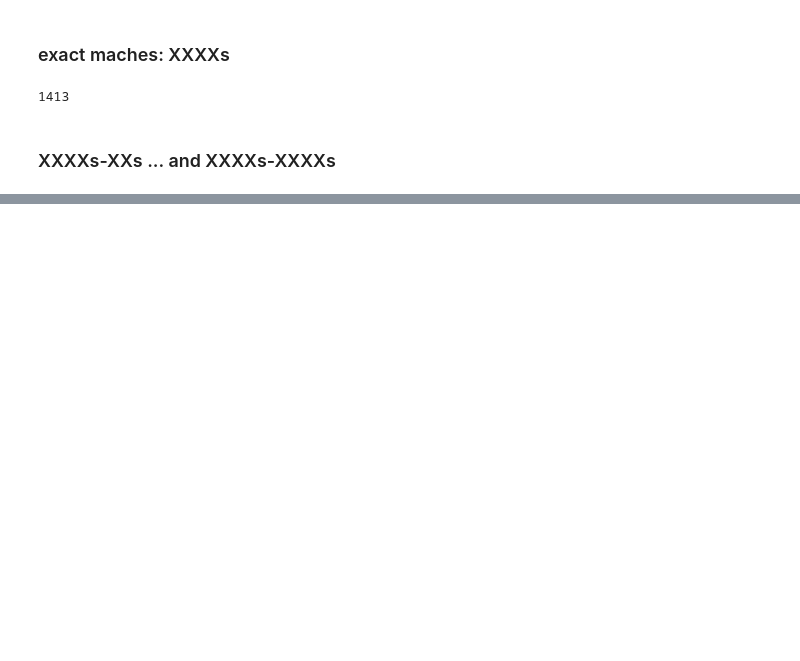
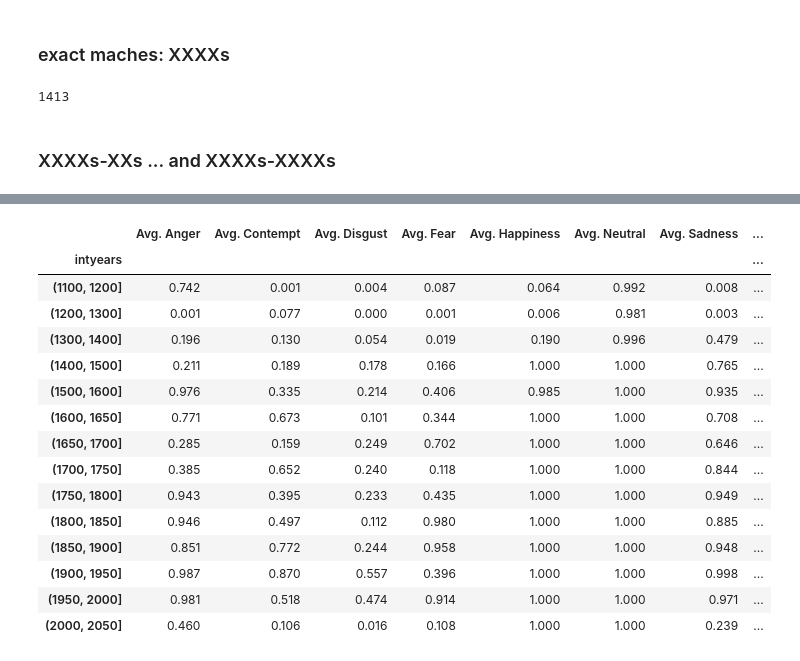
Before and after one commit to kaszklar/artemotions, a Jupyter notebook: date-munge.ipynb, the cells around one changed output, grey strips where cells are left out. Drawn from its saved outputs; the diff is of its cells as text; code cells hidden in the pictures; blank space fills up the shorter version.

```diff
--- a/date-munge.ipynb
+++ b/date-munge.ipynb
@@ -147,0 +330,22 @@ emotions[emotions['Object Date'].str.match(range_decades)]
+# %%
+# for each bin, the MAX 'avg score' per emotion
+groups['Avg. Anger',
+       'Avg. Contempt', 'Avg. Disgust', 'Avg. Fear', 'Avg. Happiness',
+       'Avg. Neutral', 'Avg. Sadness', 'Avg. Surprise'].max()
+# %% [output]
+|  | Avg. Anger | Avg. Contempt | Avg. Disgust | Avg. Fear | Avg. Happiness | Avg. Neutral | Avg. Sadness | ... |
+| intyears |  |  |  |  |  |  |  | ... |
+| (1100, 1200] | 0.742 | 0.001 | 0.004 | 0.087 | 0.064 | 0.992 | 0.008 | ... |
+| (1200, 1300] | 0.001 | 0.077 | 0.000 | 0.001 | 0.006 | 0.981 | 0.003 | ... |
+| (1300, 1400] | 0.196 | 0.130 | 0.054 | 0.019 | 0.190 | 0.996 | 0.479 | ... |
+| (1400, 1500] | 0.211 | 0.189 | 0.178 | 0.166 | 1.000 | 1.000 | 0.765 | ... |
+| (1500, 1600] | 0.976 | 0.335 | 0.214 | 0.406 | 0.985 | 1.000 | 0.935 | ... |
+| (1600, 1650] | 0.771 | 0.673 | 0.101 | 0.344 | 1.000 | 1.000 | 0.708 | ... |
+| (1650, 1700] | 0.285 | 0.159 | 0.249 | 0.702 | 1.000 | 1.000 | 0.646 | ... |
+| (1700, 1750] | 0.385 | 0.652 | 0.240 | 0.118 | 1.000 | 1.000 | 0.844 | ... |
+| (1750, 1800] | 0.943 | 0.395 | 0.233 | 0.435 | 1.000 | 1.000 | 0.949 | ... |
+| (1800, 1850] | 0.946 | 0.497 | 0.112 | 0.980 | 1.000 | 1.000 | 0.885 | ... |
+| (1850, 1900] | 0.851 | 0.772 | 0.244 | 0.958 | 1.000 | 1.000 | 0.948 | ... |
+| (1900, 1950] | 0.987 | 0.870 | 0.557 | 0.396 | 1.000 | 1.000 | 0.998 | ... |
+| (1950, 2000] | 0.981 | 0.518 | 0.474 | 0.914 | 1.000 | 1.000 | 0.971 | ... |
+| (2000, 2050] | 0.460 | 0.106 | 0.016 | 0.108 | 1.000 | 1.000 | 0.239 | ... |
```
Also changed, not shown: parts of 41 cells of this notebook, 1 other file.
